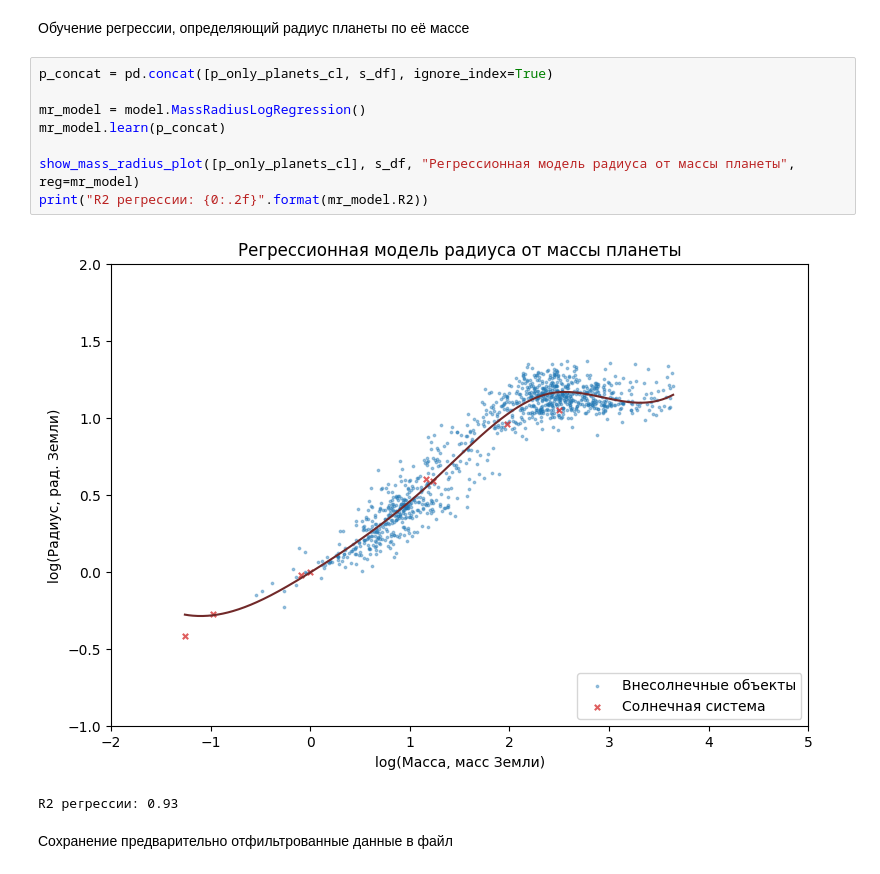
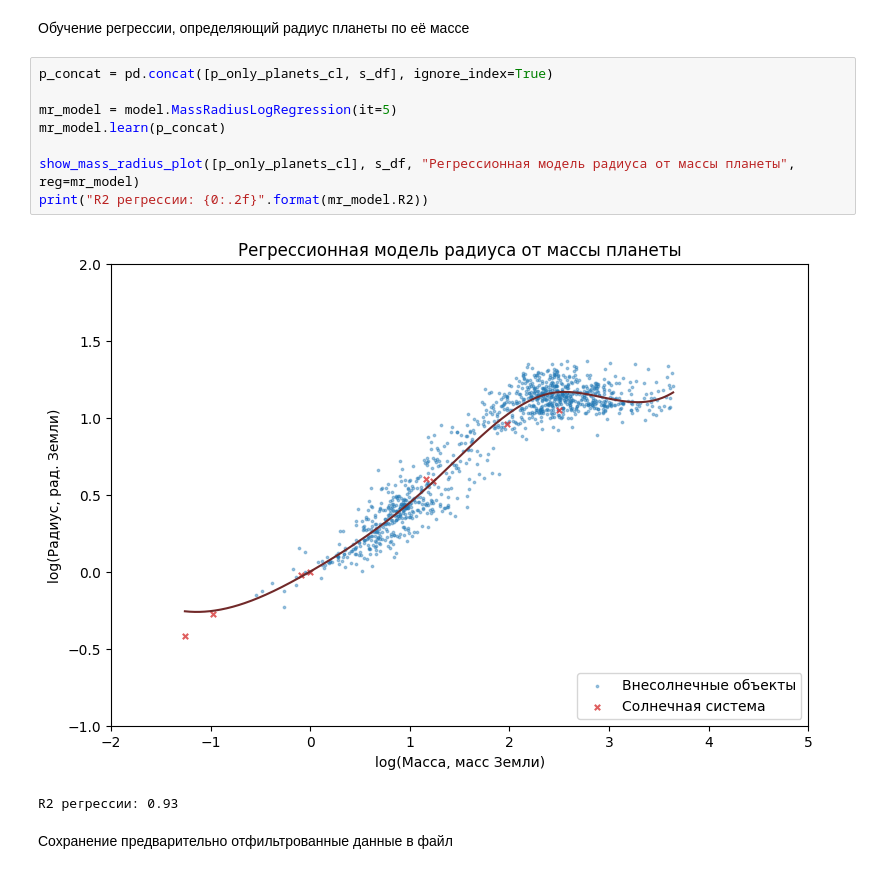
Before and after one commit to ochobkaa/exoplanetmodel, a Jupyter notebook: exoplanets.ipynb, the cells around one changed output. Drawn from its saved outputs; the diff is of its cells as text.

```diff
--- a/exoplanets.ipynb
+++ b/exoplanets.ipynb
@@ -252,13 +252,13 @@ show_mass_radius_plot([p_only_planets_cl], s_df, "Данные, очищенны
 # %%
 p_concat = pd.concat([p_only_planets_cl, s_df], ignore_index=True)
 
-mr_model = model.MassRadiusLogRegression()
+mr_model = model.MassRadiusLogRegression(it=5)
 mr_model.learn(p_concat)
 
 show_mass_radius_plot([p_only_planets_cl], s_df, "Регрессионная модель радиуса от массы планеты", reg=mr_model)
 print("R2 регрессии: {0:.2f}".format(mr_model.R2))
 # %% [output]
-[figure, old version]
+[figure, new version]
 R2 регрессии: 0.93
 # %% [markdown]
 Сохранение предварительно отфильтрованные данные в файл
```
Also changed, not shown: parts of 21 cells of this notebook.
